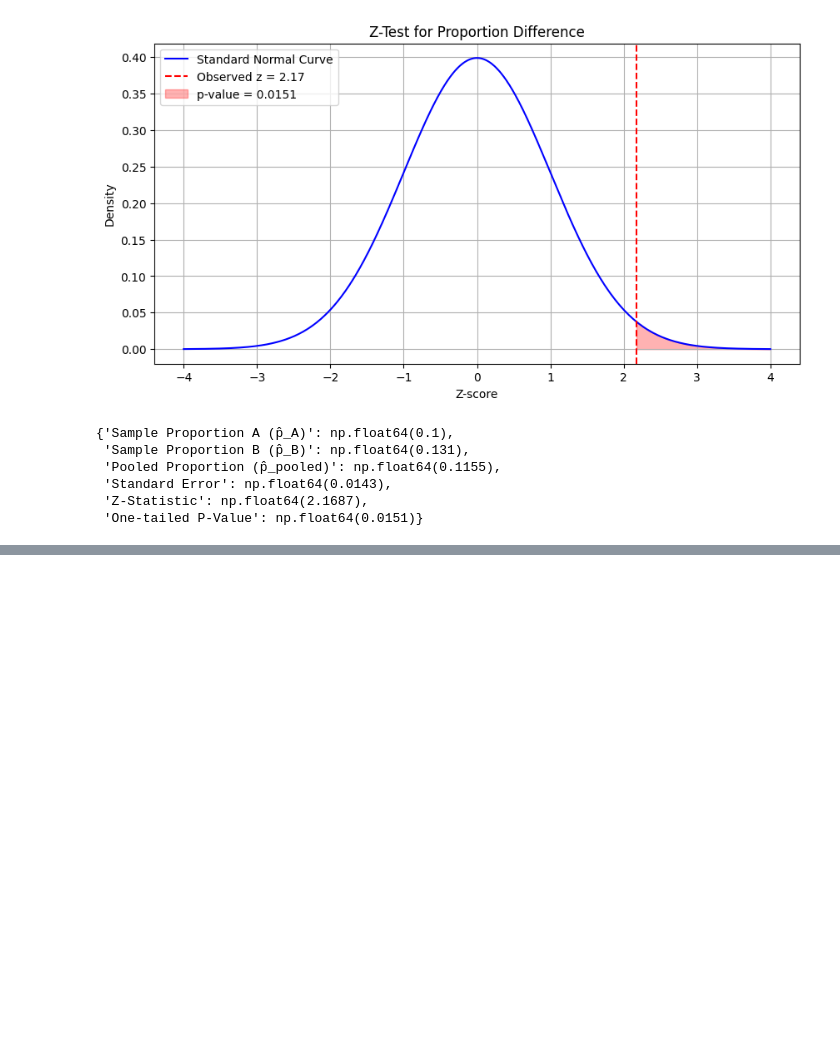
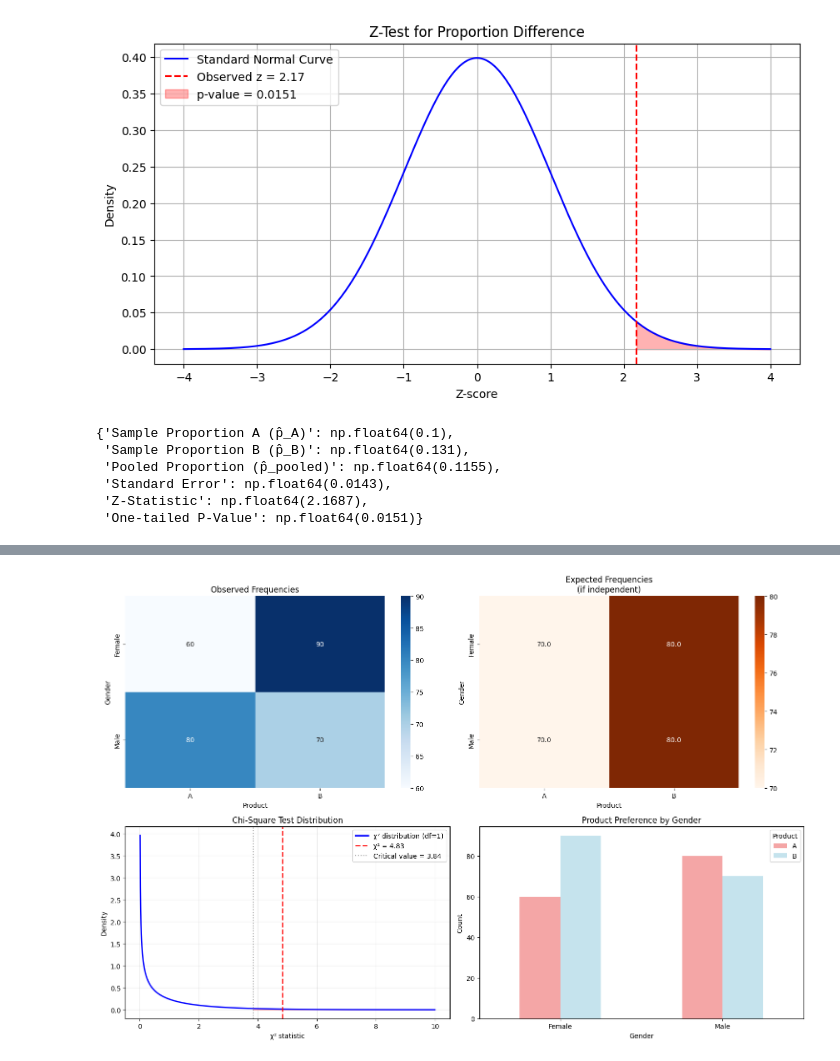
Before and after one commit to KaranvirSIdana/HypothesisTesting, a Jupyter notebook: wohoo.ipynb, the cells around one changed output, grey strips where cells are left out. Cells and saved outputs as stored; diff of their text form; code cells hidden in the pictures; blank space fills up the shorter version.

```diff
--- a/wohoo.ipynb
+++ b/wohoo.ipynb
@@ -124,0 +338,86 @@ summary
+# %%
+# =============================================================================
+# 3. CHI-SQUARE TEST
+# =============================================================================
+
+print("\n" + "="*60)
+print("3️⃣  CHI-SQUARE TEST")
+print("="*60)
+
+print("""
+🎯 USE CASE: Test independence between categorical variables
+📊 EXAMPLE: Is there a relationship between gender and product preference?
+
+🧮 FORMULA: χ² = Σ [(Observed - Expected)² / Expected]
+💡 INTUITION: How much do observed counts deviate from what we'd expect if variables were independent?
+""")
+
+# Example: Gender vs Product Preference
+# Create contingency table
+np.random.seed(42)
+data = {
+    'Gender': ['Male'] * 150 + ['Female'] * 150,
+    'Product': (['A'] * 80 + ['B'] * 70) + (['A'] * 60 + ['B'] * 90)
+}
+df = pd.DataFrame(data)
+contingency_table = pd.crosstab(df['Gender'], df['Product'])
+
+print("📊 CONTINGENCY TABLE:")
+print(contingency_table)
+print()
+
+# Perform chi-square test
+chi2_stat, p_val, dof, expected = chi2_contingency(contingency_table)
+
+print(f"📊 CHI-SQUARE TEST RESULTS:")
+print(f"   Chi-square statistic: {chi2_stat:.4f}")
+print(f"   P-value: {p_val:.4f}")
+print(f"   Degrees of freedom: {dof}")
+print(f"   Conclusion: {'Reject H₀ - Variables are dependent' if p_val < 0.05 else 'Fail to reject H₀ - Variables are independent'}")
+
+print("\n📊 EXPECTED FREQUENCIES:")
+expected_df = pd.DataFrame(expected,
+                          index=contingency_table.index,
+                          columns=contingency_table.columns)
+print(expected_df)
+
+# Visualization
+fig, ((ax1, ax2), (ax3, ax4)) = plt.subplots(2, 2, figsize=(15, 10))
+
+# Plot 1: Observed frequencies heatmap
+sns.heatmap(contingency_table, annot=True, fmt='d', cmap='Blues', ax=ax1)
+ax1.set_title('Observed Frequencies')
+ax1.set_ylabel('Gender')
+ax1.set_xlabel('Product')
+
+# Plot 2: Expected frequencies heatmap
+sns.heatmap(expected_df, annot=True, fmt='.1f', cmap='Oranges', ax=ax2)
+ax2.set_title('Expected Frequencies\n(if independent)')
+ax2.set_ylabel('Gender')
+ax2.set_xlabel('Product')
+
+# Plot 3: Chi-square distribution
+x = np.linspace(0, 10, 1000)
+y = stats.chi2.pdf(x, dof)
+ax3.plot(x, y, 'b-', linewidth=2, label=f'χ² distribution (df={dof})')
+ax3.axvline(chi2_stat, color='red', linestyle='--', linewidth=2, label=f'χ² = {chi2_stat:.2f}')
+critical_val = stats.chi2.ppf(0.95, dof)
+ax3.axvline(critical_val, color='gray', linestyle=':', alpha=0.7, label=f'Critical value = {critical_val:.2f}')
+ax3.fill_between(x[x >= critical_val], y[x >= critical_val], alpha=0.3, color='red')
+ax3.set_title('Chi-Square Test Distribution')
+ax3.set_xlabel('χ² statistic')
+ax3.set_ylabel('Density')
+ax3.legend()
+ax3.grid(True, alpha=0.3)
+
+# Plot 4: Grouped bar chart
+contingency_table.plot(kind='bar', ax=ax4, color=['lightcoral', 'lightblue'], alpha=0.7)
+ax4.set_title('Product Preference by Gender')
+ax4.set_ylabel('Count')
+ax4.set_xlabel('Gender')
+ax4.legend(title='Product')
+ax4.tick_params(axis='x', rotation=0)
+
+plt.tight_layout()
+plt.show()
+# %% [output]
@@ -124,0 +441 @@ summary
+[figure, added]
```
Also changed, not shown: parts of 6 cells of this notebook.
